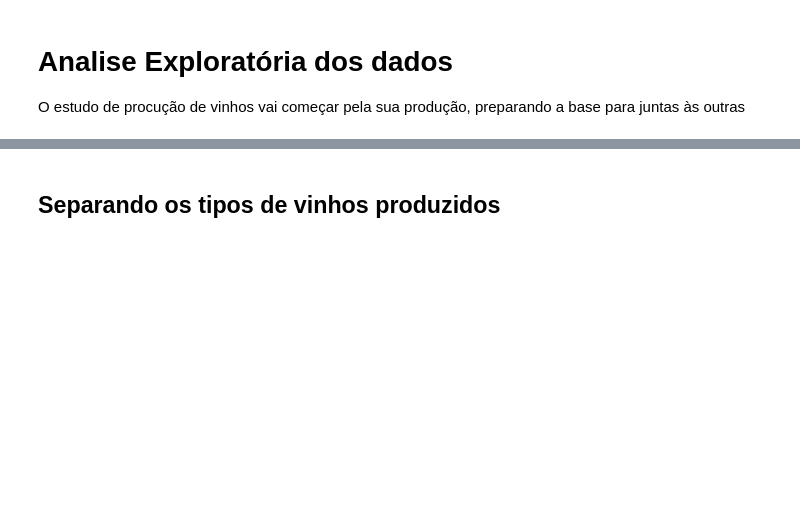
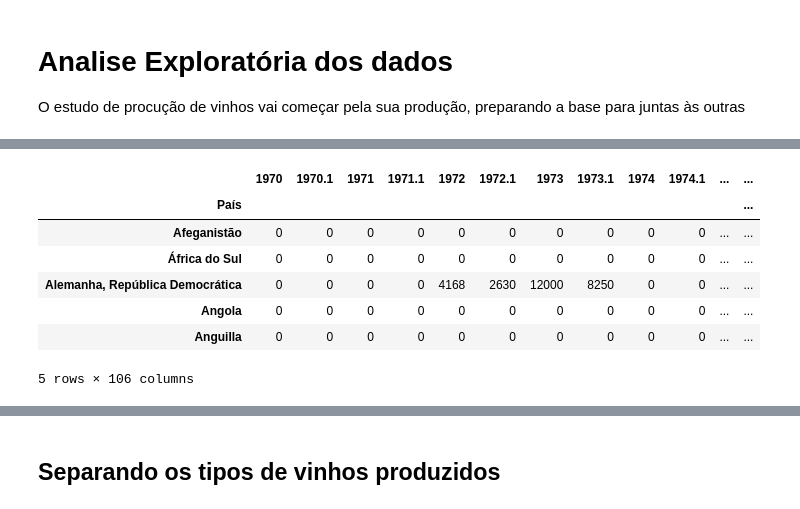
Before and after one commit to eugeniogdiniz/Grupo_posFiap, a Jupyter notebook: scr/producao_bases.ipynb, the cells around one changed output, grey strips where cells are left out. Saved outputs shown, nothing was run; the diff lists cells and outputs as text; code cells hidden in the pictures; blank space fills up the shorter version.

```diff
--- a/scr/producao_bases.ipynb
+++ b/scr/producao_bases.ipynb
@@ -48,0 +156,14 @@ array(['1-VINHO DE MESA', '2-Tinto', '3-Branco', '4-Rosado',
+# %%
+df_exportacao_vinho = pd.read_csv(r'/home/eugenio/Documentos/Pos/PosTechDataScience_Fiap/Grupo_posFiap/bases/vinho/Exportacao/ExpVinho.csv', sep = ';')
+df_exportacao_vinho = df_exportacao_vinho.drop("Id", axis=1)
+df_exportacao_vinho = df_exportacao_vinho.set_index("País")
+df_exportacao_vinho.head()
+# %% [output]
+|  | 1970 | 1970.1 | 1971 | 1971.1 | 1972 | 1972.1 | 1973 | 1973.1 | 1974 | 1974.1 | ... | ... |
+| País |  |  |  |  |  |  |  |  |  |  |  | ... |
+| Afeganistão | 0 | 0 | 0 | 0 | 0 | 0 | 0 | 0 | 0 | 0 | ... | ... |
+| África do Sul | 0 | 0 | 0 | 0 | 0 | 0 | 0 | 0 | 0 | 0 | ... | ... |
+| Alemanha, República Democrática | 0 | 0 | 0 | 0 | 4168 | 2630 | 12000 | 8250 | 0 | 0 | ... | ... |
+| Angola | 0 | 0 | 0 | 0 | 0 | 0 | 0 | 0 | 0 | 0 | ... | ... |
+| Anguilla | 0 | 0 | 0 | 0 | 0 | 0 | 0 | 0 | 0 | 0 | ... | ... |
+5 rows × 106 columns
```
Also changed, not shown: parts of 17 cells of this notebook, 2 other files.
